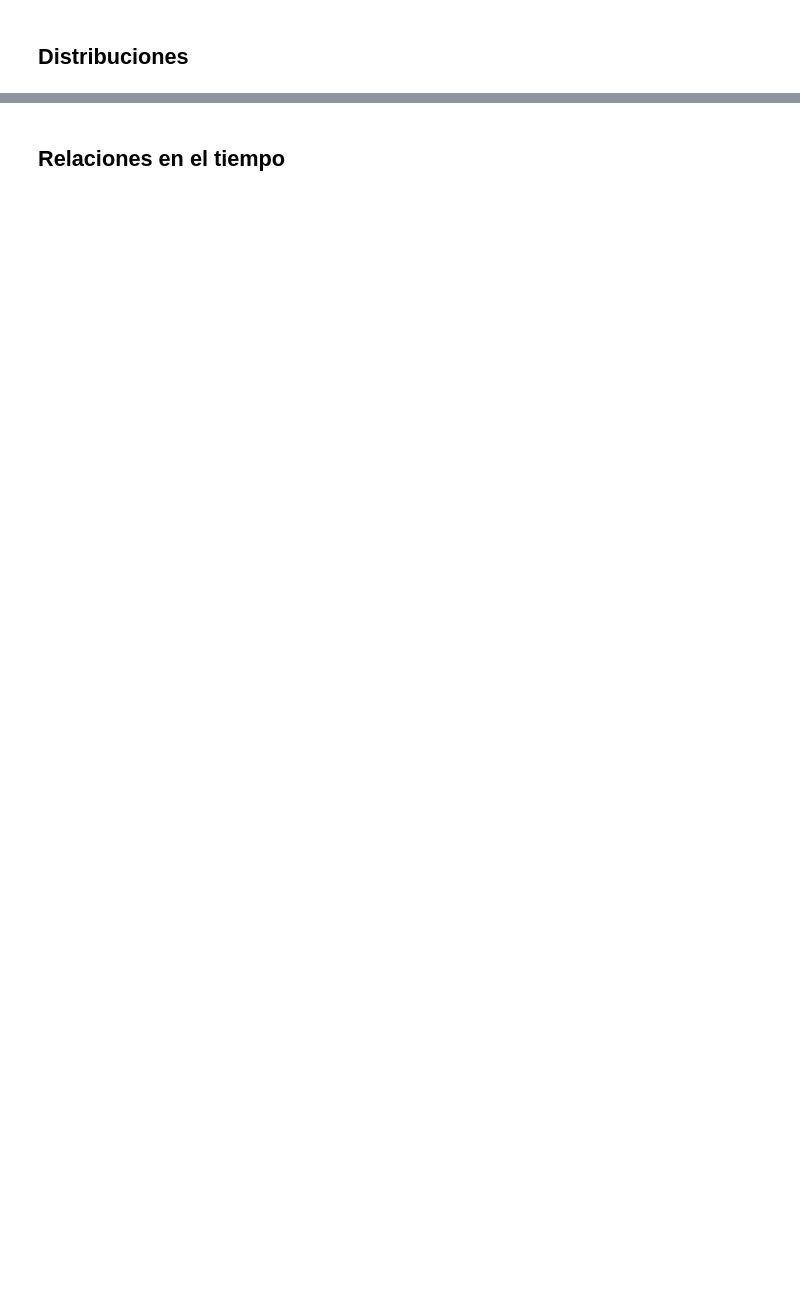
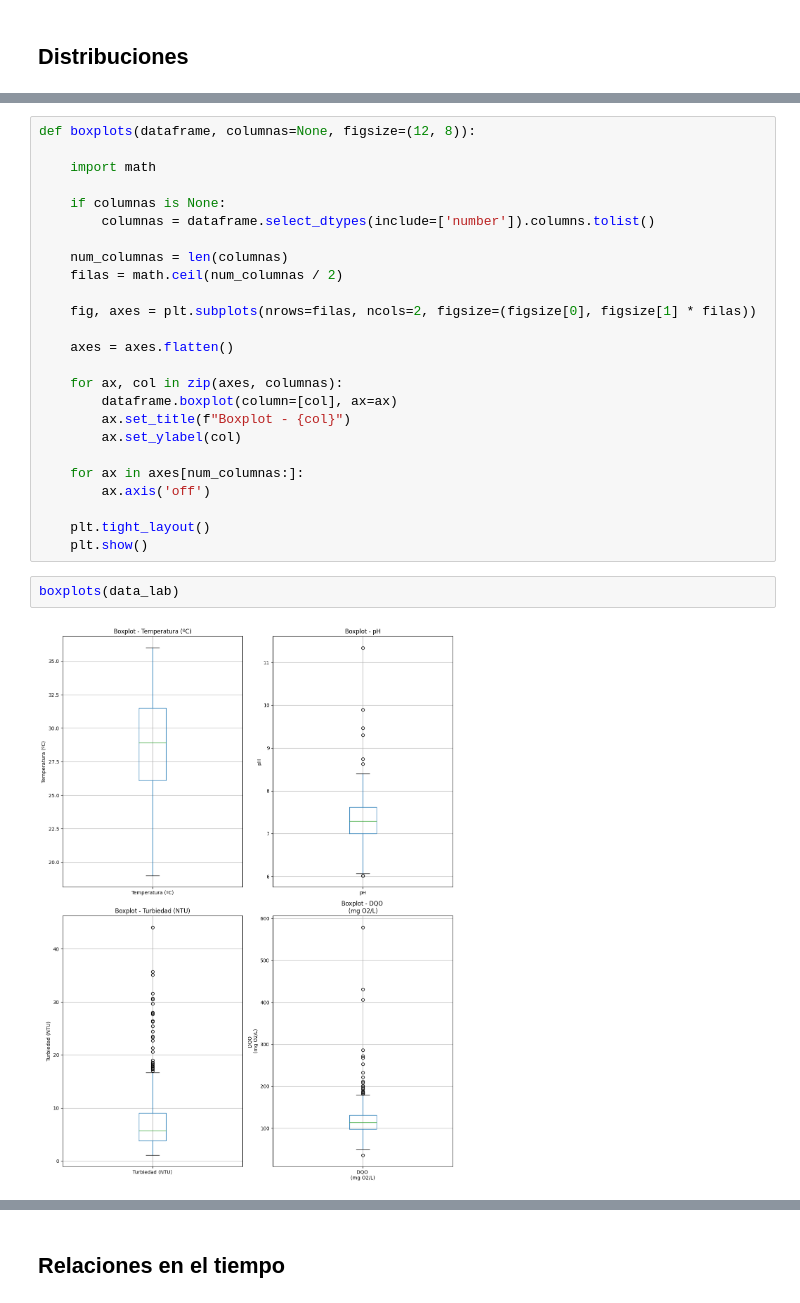
Before and after one commit to tetenogues/data_barbies_y_guille, a Jupyter notebook: first-nb.ipynb, the cells around one changed output, grey strips where cells are left out. Cells and saved outputs as stored; diff of their text form; blank space fills up the shorter version.

```diff
--- a/first-nb.ipynb
+++ b/first-nb.ipynb
@@ -227,0 +241,29 @@ plt.show()
+# %%
+def boxplots(dataframe, columnas=None, figsize=(12, 8)):
+
+    import math
+
+    if columnas is None:
+        columnas = dataframe.select_dtypes(include=['number']).columns.tolist()
+
+    num_columnas = len(columnas)
+    filas = math.ceil(num_columnas / 2)
+
+    fig, axes = plt.subplots(nrows=filas, ncols=2, figsize=(figsize[0], figsize[1] * filas))
+
+    axes = axes.flatten()
+
+    for ax, col in zip(axes, columnas):
+        dataframe.boxplot(column=[col], ax=ax)
+        ax.set_title(f"Boxplot - {col}")
+        ax.set_ylabel(col)
+
+    for ax in axes[num_columnas:]:
+        ax.axis('off')
+
+    plt.tight_layout()
+    plt.show()
+# %%
+boxplots(data_lab)
+# %% [output]
+[figure, added]
```
Also changed, not shown: parts of 11 cells of this notebook.
